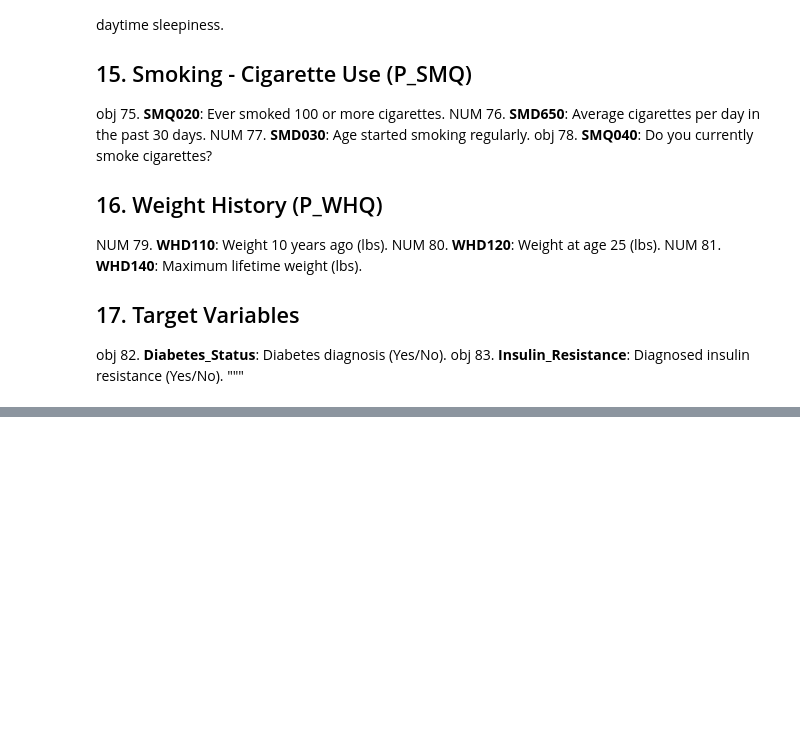
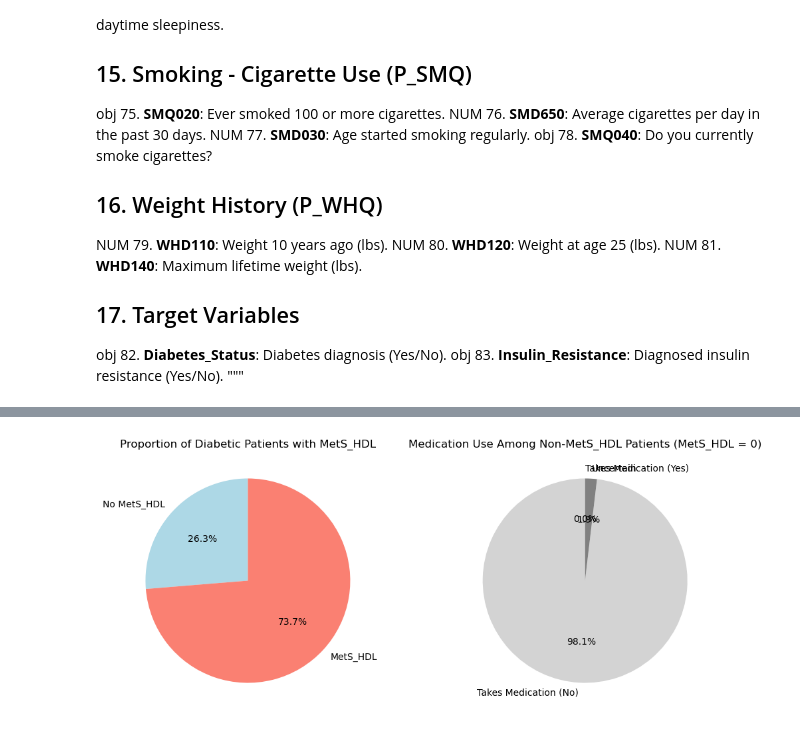
Before and after one commit to artmskfr/HealthScope-Diabetes, a Jupyter notebook: notebooks/data_prep.ipynb, the cells around one changed output, grey strips where cells are left out. Drawn from its saved outputs; the diff is of its cells as text; code cells hidden in the pictures; blank space fills up the shorter version.

```diff
--- a/notebooks/data_prep.ipynb
+++ b/notebooks/data_prep.ipynb
@@ -610,12 +477,0 @@ df[categorical_features] = df[categorical_features].astype("object")
-# %%
-# Dropping rows with missing values in specific columns
-subset_cols = ['MCQ300C', 'ALQ130', 'WHD120', 'AvgSystolicBP',
-               'AvgDiastolicBP', 'BMXWAIST', 'BPQ080', 'LBDLDL', 'AvgPulseRate','WHD110','INDFMMPC']
-
-df = df.dropna(subset=subset_cols)
-print(df.shape)
-
-missing_data = calculate_missing_percentage(df,categorical_features,numerical_features)
-
-missing_data[missing_data["Missing_Percentage"] > 0].reset_index(drop=True)
-#missing_data
@@ -641,6 +477,0 @@ missing_data[missing_data["Missing_Percentage"] > 0].reset_index(drop=True)
-# %%
-df = df.dropna()
-missing_data = calculate_missing_percentage(df,categorical_features,numerical_features)
-
-#missing_data[missing_data["Missing_Percentage"]>=0].reset_index(drop=True)
-df.dtypes
@@ -1371,0 +649,31 @@ Total non-diabetic patients considered in the chart: 16228
+# %%
+import matplotlib.pyplot as plt
+
+df_diabetes = df[df["Diabetes_Status"] == 2]
+
+
+hdl_counts = df_diabetes["MetS_HDL"].value_counts().sort_index()
+
+medication_counts = df_diabetes[df_diabetes["MetS_HDL"] == 0]["BPQ090D"].value_counts().sort_index()
+
+
+medication_counts = medication_counts.reindex([1.0, 2.0, 33.0], fill_value=0)
+
+labels = ["Takes Medication (Yes)", "Takes Medication (No)", "Uncertain"]
+colors = ["orange", "lightgray", "gray"]
+
+plt.figure(figsize=(12, 5))
+
+
+plt.subplot(1, 2, 1)
+plt.pie(hdl_counts, labels=["No MetS_HDL", "MetS_HDL"], autopct='%1.1f%%', startangle=90, colors=["lightblue", "salmon"])
+plt.title("Proportion of Diabetic Patients with MetS_HDL")
+
+
+plt.subplot(1, 2, 2)
+plt.pie(medication_counts, labels=labels, autopct='%1.1f%%', startangle=90, colors=colors)
+plt.title("Medication Use Among Non-MetS_HDL Patients (MetS_HDL = 0)")
+
+plt.show()
+# %% [output]
+[figure, added]
```
Also changed, not shown: parts of 48 cells of this notebook, 15 other files.
